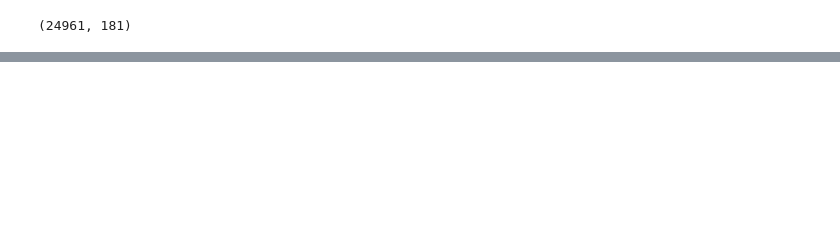
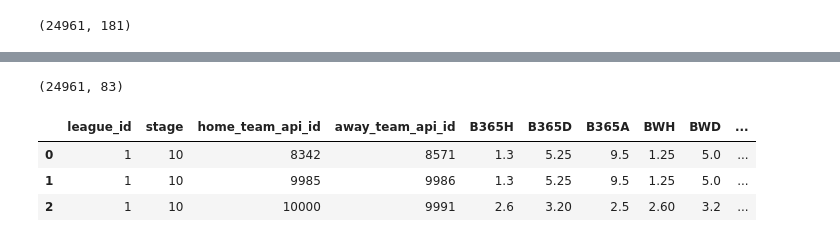
Before and after one commit to minh-quang-pham-le/football-match-prediction-ml, a Jupyter notebook: notebooks/02_Feature_Engineering_Before_Split.ipynb, the cells around one changed output, grey strips where cells are left out. Cells and saved outputs as stored; diff of their text form; code cells hidden in the pictures; blank space fills up the shorter version.

```diff
--- a/notebooks/02_Feature_Engineering_Before_Split.ipynb
+++ b/notebooks/02_Feature_Engineering_Before_Split.ipynb
@@ -85,0 +113,4 @@ df.shape
+# %%
+pd.set_option('display.max_rows', None)
+missing_counts = df.isnull().sum().sort_values(ascending=False)
+print(missing_counts)
@@ -85,0 +137,12 @@ df.shape
+# %%
+df = df.drop(columns=['PSA', 'PSD', 'PSH', 'GBD', 'GBA', 'GBH', 'BSH', 'BSD', 'BSA', 'SJD', 'SJH', 'SJA'])
+df.shape
+# %% [output]
+(24961, 83)
+# %%
+df.head(3)
+# %% [output]
+|  | league_id | stage | home_team_api_id | away_team_api_id | B365H | B365D | B365A | BWH | BWD | ... |
+| 0 | 1 | 10 | 8342 | 8571 | 1.3 | 5.25 | 9.5 | 1.25 | 5.0 | ... |
+| 1 | 1 | 10 | 9985 | 9986 | 1.3 | 5.25 | 9.5 | 1.25 | 5.0 | ... |
+| 2 | 1 | 10 | 10000 | 9991 | 2.6 | 3.20 | 2.5 | 2.60 | 3.2 | ... |
```
Also changed, not shown: parts of 6 cells of this notebook, 3 other files.
